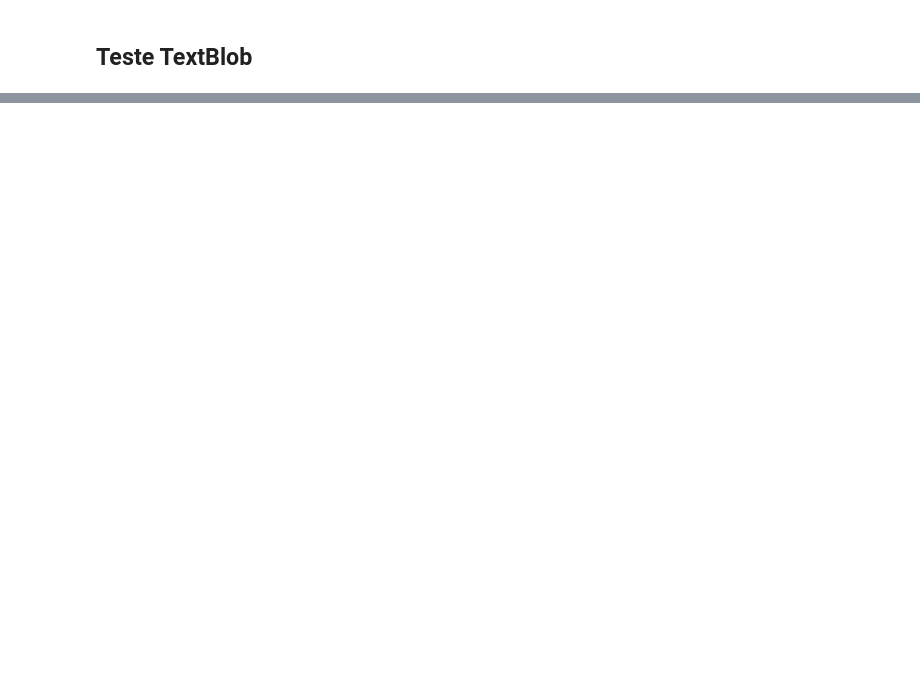
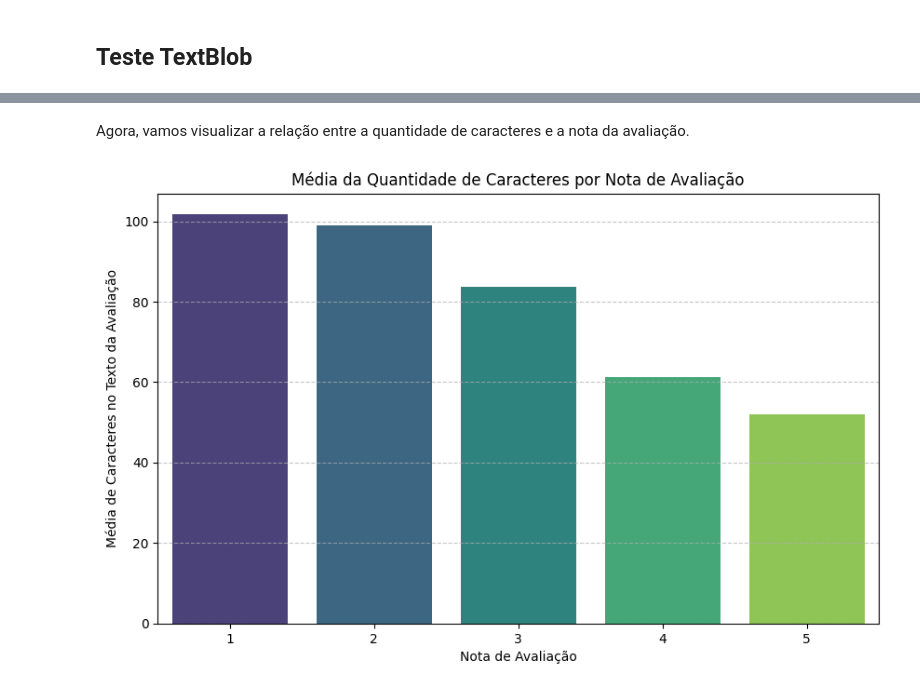
Before and after one commit to letsouzza/ProjetoIntegrador_Unisenai, a Jupyter notebook: ProjetoIntegrador.ipynb, the cells around one changed output, grey strips where cells are left out. Saved outputs shown, nothing was run; the diff lists cells and outputs as text; code cells hidden in the pictures; blank space fills up the shorter version.

```diff
--- a/ProjetoIntegrador.ipynb
+++ b/ProjetoIntegrador.ipynb
@@ -897,0 +691,7 @@ df_avaliacoes_sentimento.head()
+# %%
+# Criar uma nova coluna com a quantidade de caracteres do review_text
+df_avaliacoes_limpo['review_text_length'] = df_avaliacoes_limpo['review_text'].astype(str).apply(len)
+
+# Exibir as primeiras linhas com a nova coluna
+print("DataFrame com a nova coluna 'review_text_length':")
+display(df_avaliacoes_limpo[['review_score', 'review_text', 'review_text_length']].head())
@@ -897,0 +706,15 @@ df_avaliacoes_sentimento.head()
+# %% [markdown]
+Agora, vamos visualizar a relação entre a quantidade de caracteres e a nota da avaliação.
+# %%
+# Calcular a média da quantidade de caracteres por review_score
+avg_length_by_score = df_avaliacoes_limpo.groupby('review_score')['review_text_length'].mean().reset_index()
+
+plt.figure(figsize=(10, 6))
+sns.barplot(x='review_score', y='review_text_length', data=avg_length_by_score, palette='viridis')
+plt.title('Média da Quantidade de Caracteres por Nota de Avaliação')
+plt.xlabel('Nota de Avaliação')
+plt.ylabel('Média de Caracteres no Texto da Avaliação')
+plt.grid(axis='y', linestyle='--', alpha=0.7)
+plt.show()
+# %% [output]
+[figure, added]
```
Also changed, not shown: parts of 42 cells of this notebook.
